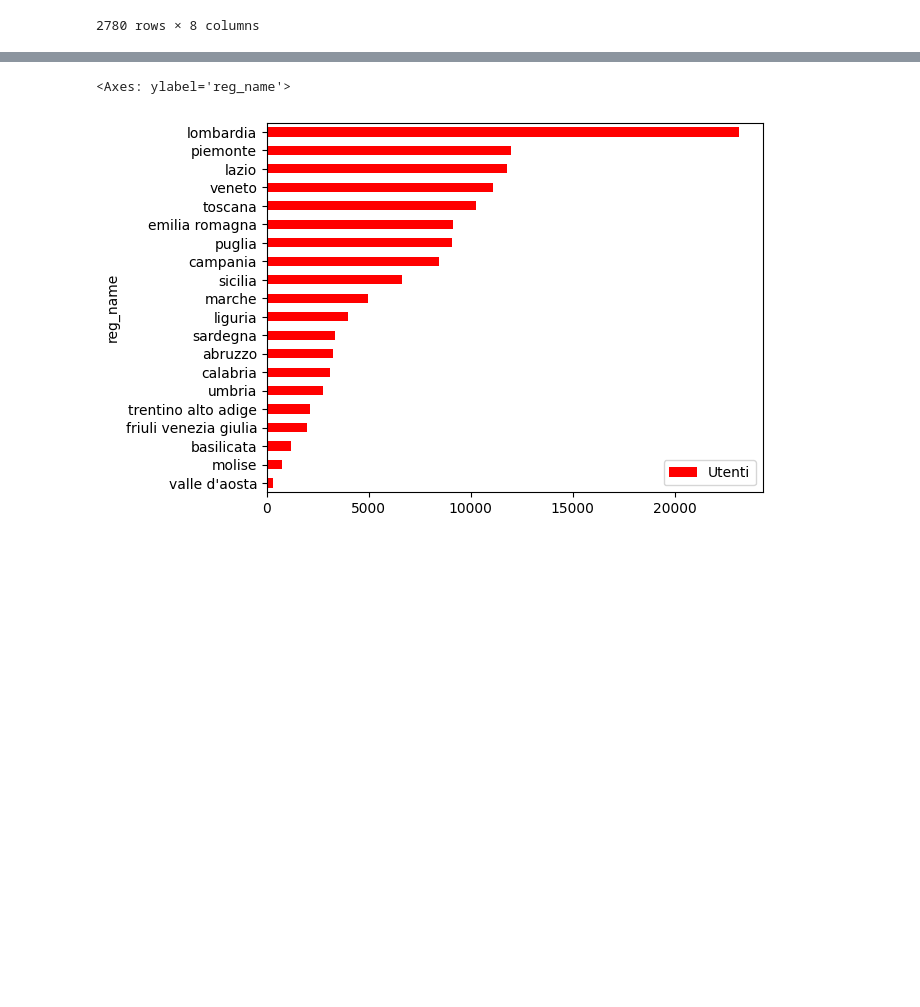
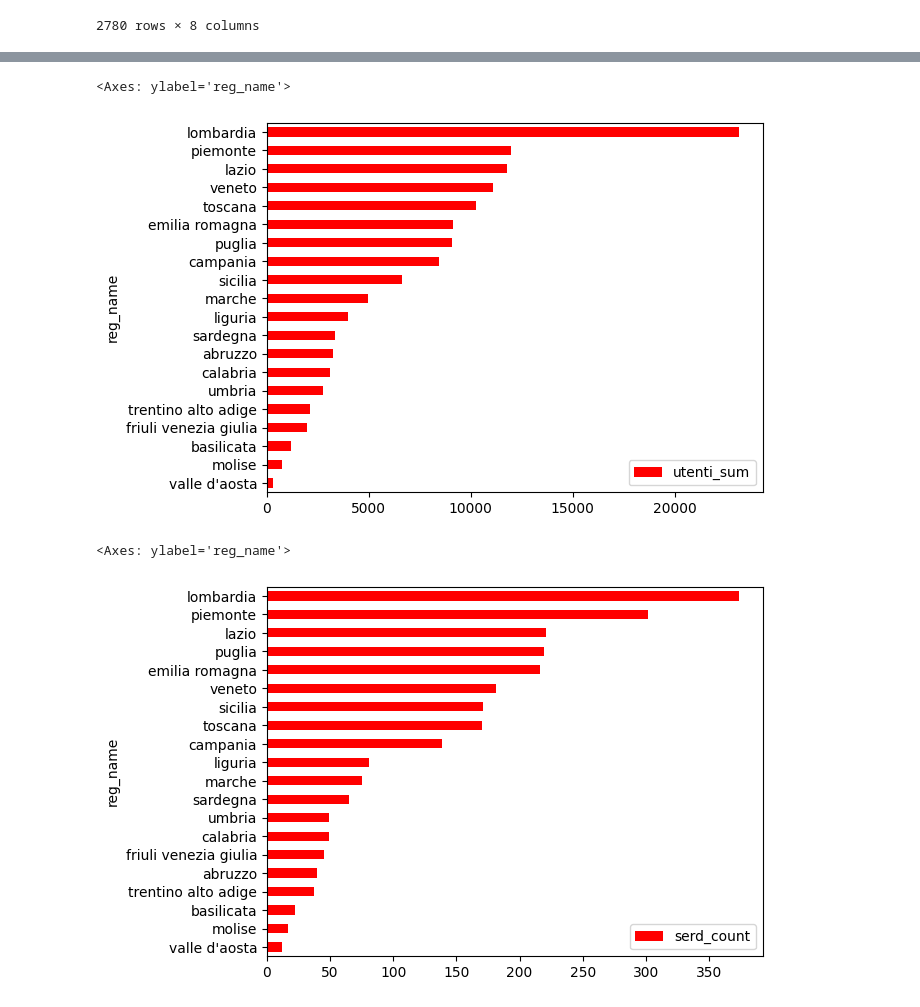
Before and after one commit to armandoschianodicola/italy-stats, a Jupyter notebook: 001/main.ipynb, the cells around one changed output, grey strips where cells are left out. Saved outputs shown, nothing was run; the diff lists cells and outputs as text; code cells hidden in the pictures; blank space fills up the shorter version.

```diff
--- a/001/main.ipynb
+++ b/001/main.ipynb
@@ -186,8 +202,16 @@ Index(['reg_name', 'reg_istat_code_num', 'reg_istat_code', 'geometry', 'Anno',
 # %%
-regions_df[["reg_name", 'Utenti']].groupby("reg_name").sum().sort_values(by=['Utenti']).plot(
+gdf_oppiacei[["reg_name", 'utenti_sum']].groupby("reg_name").sum().sort_values(by=['utenti_sum']).plot(
     kind="barh",
     cmap='autumn'
 )
 # %% [output]
 <Axes: ylabel='reg_name'>
-[figure, old version]
+[figure, new version]
+# %%
+gdf_oppiacei[["reg_name", 'serd_count']].groupby("reg_name").sum().sort_values(by=['serd_count']).plot(
+    kind="barh",
+    cmap='autumn'
+)
+# %% [output]
+<Axes: ylabel='reg_name'>
+[figure, added]
```
Also changed, not shown: parts of 23 cells of this notebook.
